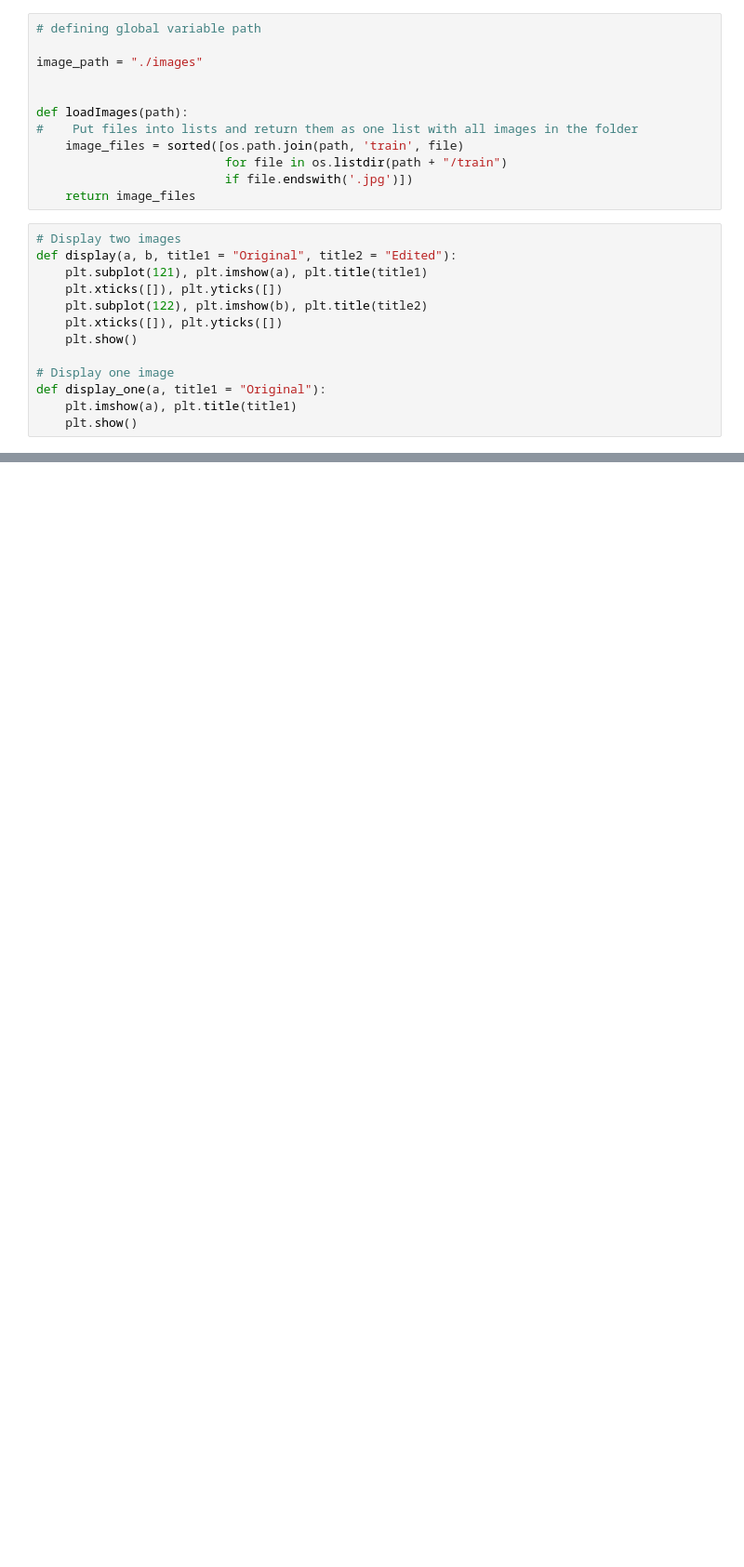
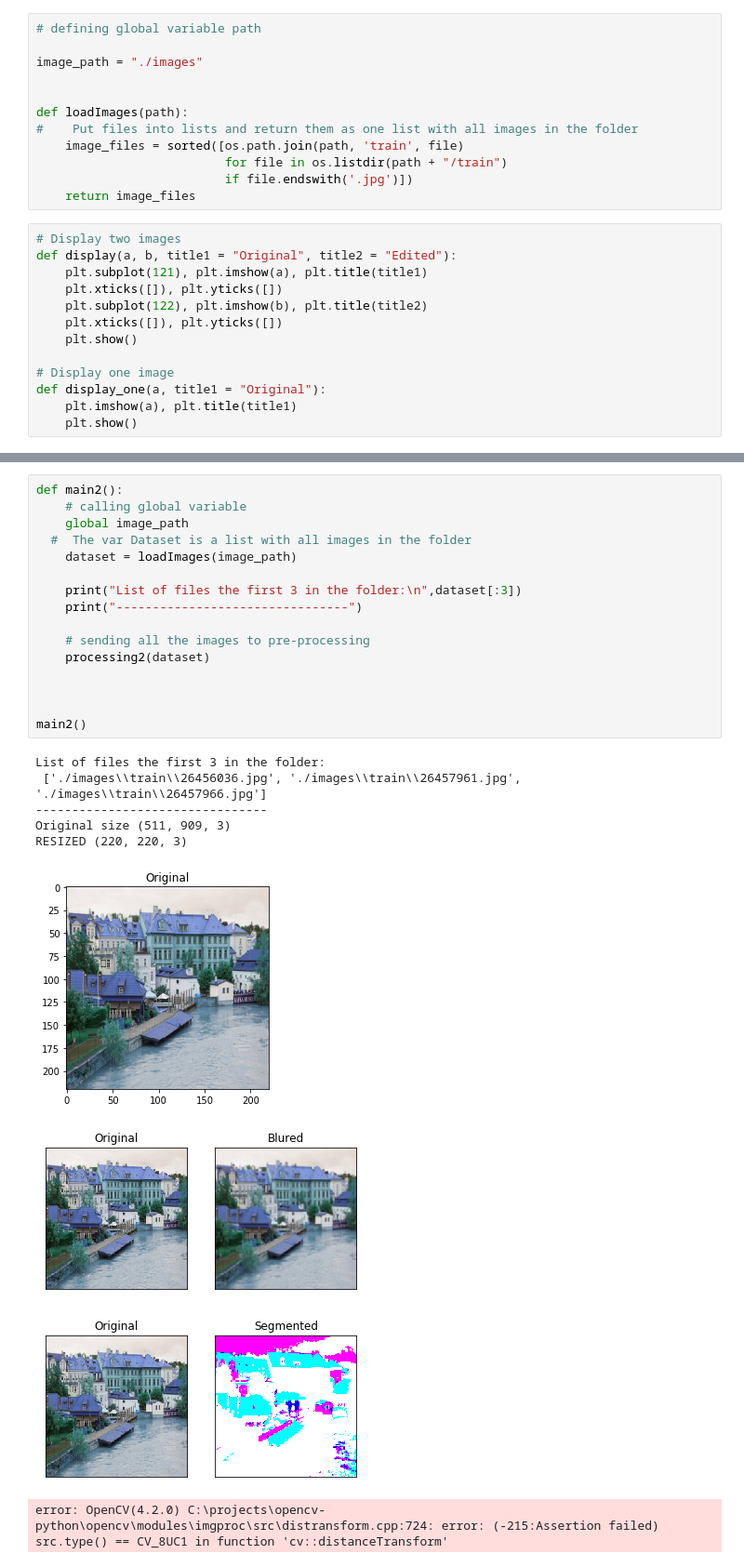
Before and after one commit to anapetron/Flood_Depths, a Jupyter notebook: Sementation.ipynb, the cells around one changed output, grey strips where cells are left out. Shown at 93% size. Drawn from its saved outputs; the diff is of its cells as text; blank space fills up the shorter version.

```diff
--- a/Sementation.ipynb
+++ b/Sementation.ipynb
@@ -140,0 +223,26 @@ RESIZED (220, 220, 3)
+# %%
+def main2():
+    # calling global variable
+    global image_path
+  #  The var Dataset is a list with all images in the folder
+    dataset = loadImages(image_path)
+
+    print("List of files the first 3 in the folder:\n",dataset[:3])
+    print("--------------------------------")
+
+    # sending all the images to pre-processing
+    processing2(dataset)
+
+
+
+main2()
+# %% [output]
+List of files the first 3 in the folder:
+ ['./images\\train\\26456036.jpg', './images\\train\\26457961.jpg', './images\\train\\26457966.jpg']
+--------------------------------
+Original size (511, 909, 3)
+RESIZED (220, 220, 3)
+[figure, added]
+[figure, added]
+[figure, added]
+error: OpenCV(4.2.0) C:\projects\opencv-python\opencv\modules\imgproc\src\distransform.cpp:724: error: (-215:Assertion failed) src.type() == CV_8UC1 in function 'cv::distanceTransform'
```
Also changed, not shown: parts of 6 cells of this notebook, 1 other file.
